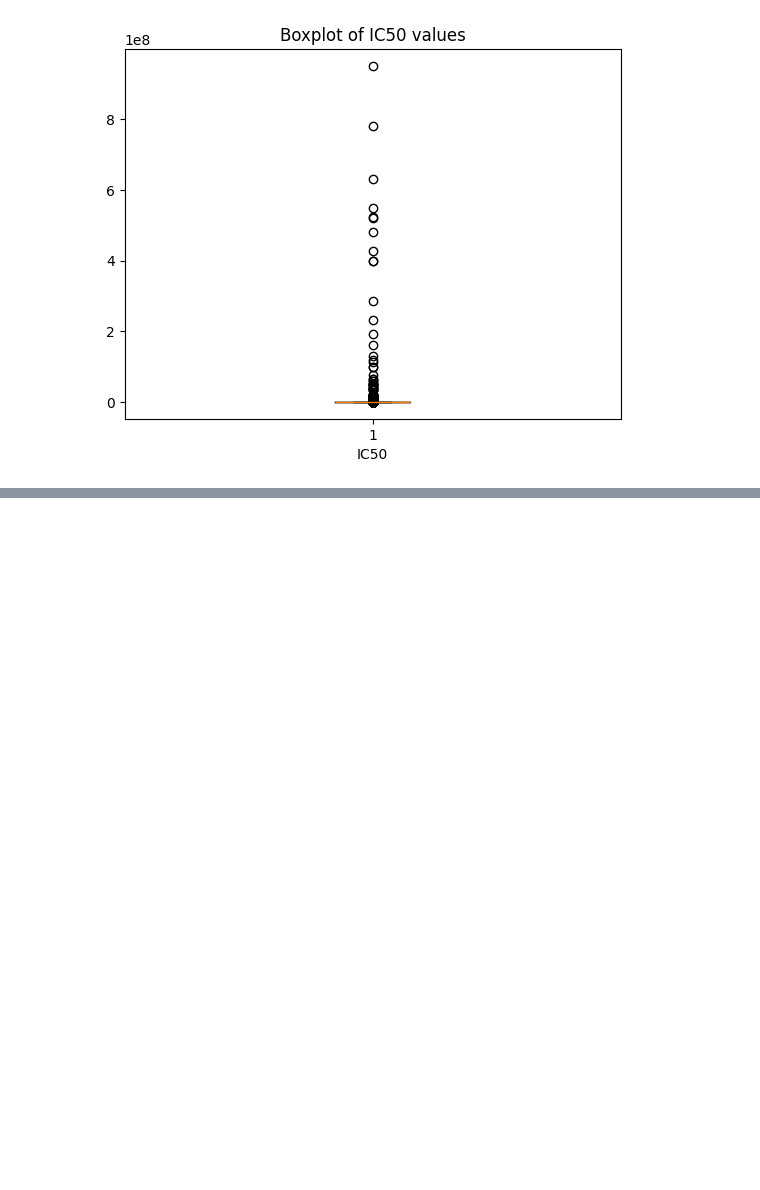
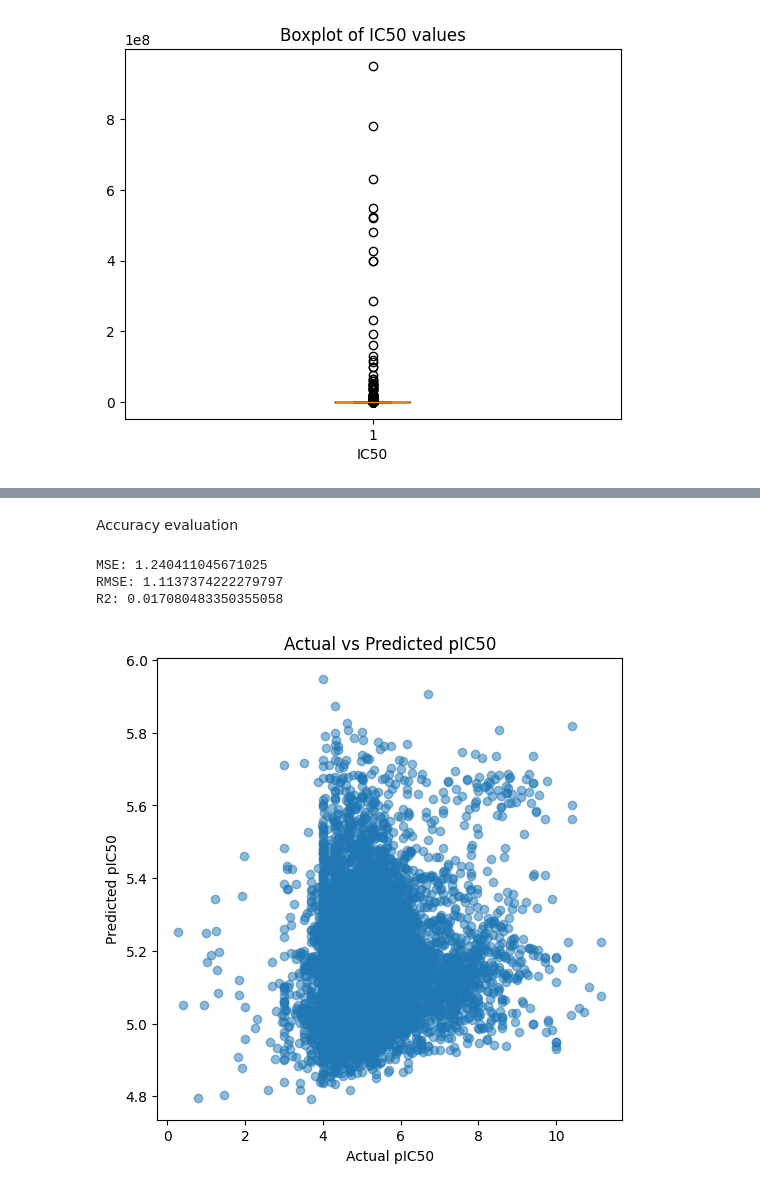
Before and after one commit to iaroslavbelavskii/anticancer-ml-project, a Jupyter notebook: dataset_cancer.ipynb, the cells around one changed output, grey strips where cells are left out. Drawn from its saved outputs; the diff is of its cells as text; code cells hidden in the pictures; blank space fills up the shorter version.

```diff
--- a/dataset_cancer.ipynb
+++ b/dataset_cancer.ipynb
@@ -257,2 +267,5 @@ Data columns (total 10 columns):
 dtypes: float64(8), str(2)
 memory usage: 3.5 MB
+# %%
+df_final = df1.drop(columns=['ic50_value', 'ic50_units'])
+print(df_final.info())
@@ -258,0 +289,6 @@ memory usage: 3.5 MB
+# %%
+#preparing train data
+df_x = df_final.drop(columns=['smiles', 'pic50'])
+df_y = df_final['pic50']
+print(df_x.info())
+print(df_y.info())
@@ -258,0 +315,18 @@ memory usage: 3.5 MB
+# %%
+from sklearn.model_selection import train_test_split
+from sklearn.linear_model import LinearRegression
+from sklearn.metrics import mean_squared_error
+from sklearn.metrics import r2_score
+
+X_train, X_test, y_train, y_test = train_test_split(
+    df_x,
+    df_y,
+    test_size=0.2,
+    random_state=42
+)
+# %%
+lr = LinearRegression()
+lr.fit(X_train, y_train)
+
+#predicted pic50 values for the test set
+y_pred = lr.predict(X_test)
@@ -258,0 +348,28 @@ memory usage: 3.5 MB
+# %% [markdown]
+Accuracy evaluation
+# %%
+#Mean Squared Error between predicted and actual pic50 values
+mse = mean_squared_error(y_test, y_pred)
+print("MSE:", mse)
+
+#Root Mean Squared Error
+rmse = np.sqrt(mse)
+print("RMSE:", rmse)
+
+#R2
+r2 = r2_score(y_test, y_pred)
+print("R2:", r2)
+# %% [output]
+MSE: 1.240411045671025
+RMSE: 1.1137374222279797
+R2: 0.017080483350355058
+# %%
+#pred VS exp plot
+plt.figure(figsize=(6,6))
+plt.scatter(y_test, y_pred, alpha=0.5)
+plt.xlabel("Actual pIC50")
+plt.ylabel("Predicted pIC50")
+plt.title("Actual vs Predicted pIC50")
+plt.show()
+# %% [output]
+[figure, added]
```
Also changed, not shown: parts of 33 cells of this notebook.
